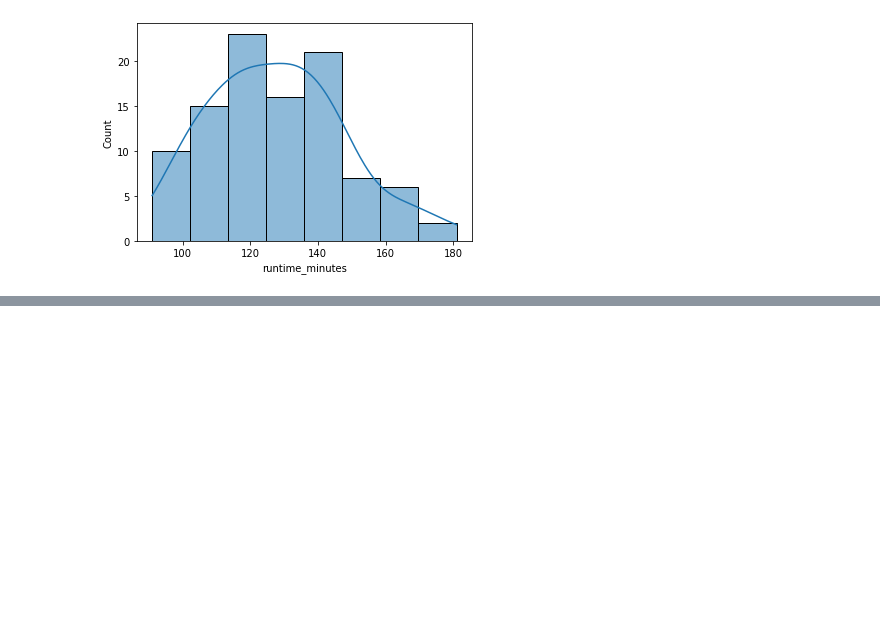
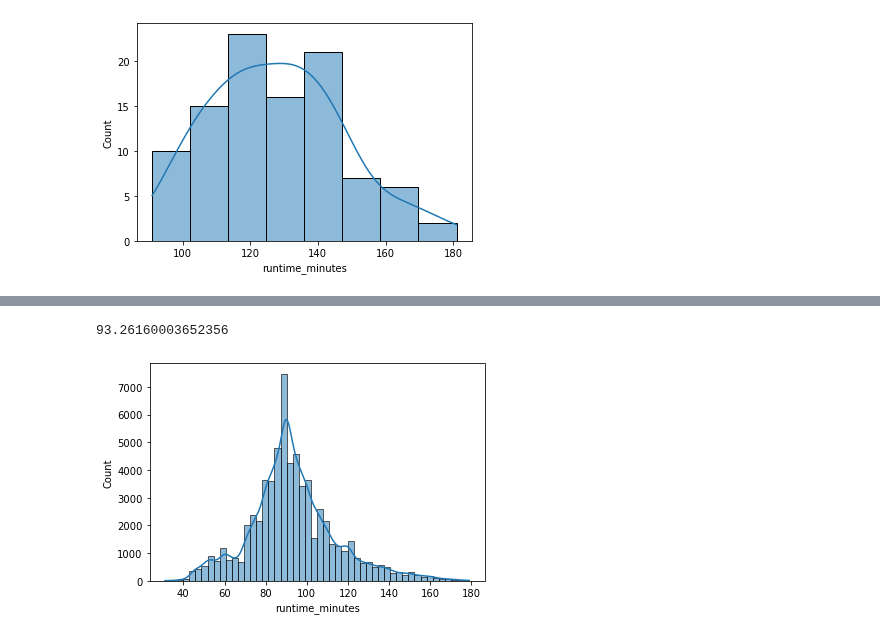
Before and after one commit to reboyce/Gilbert-Team-Repo, a Jupyter notebook: Notebooks/Chris Notebook.ipynb, the cells around one changed output, grey strips where cells are left out. Cells and saved outputs as stored; diff of their text form; code cells hidden in the pictures; blank space fills up the shorter version.

```diff
--- a/Notebooks/Chris Notebook.ipynb
+++ b/Notebooks/Chris Notebook.ipynb
@@ -258,0 +276,11 @@ top_100_rt_hist;
+# %%
+cleaned_movies = movie_info[(movie_info.runtime_minutes < 180) & (movie_info.runtime_minutes > 30)]
+clean_movies_mean_rt = cleaned_movies.runtime_minutes.mean()
+clean_movies_mean_rt
+# %% [output]
+93.26160003652356
+# %%
+clean_rt_hist = sns.histplot(cleaned_movies.runtime_minutes, kde=True, bins = 50)
+clean_rt_hist;
+# %% [output]
+[figure, added]
```
Also changed, not shown: parts of 29 cells of this notebook.
